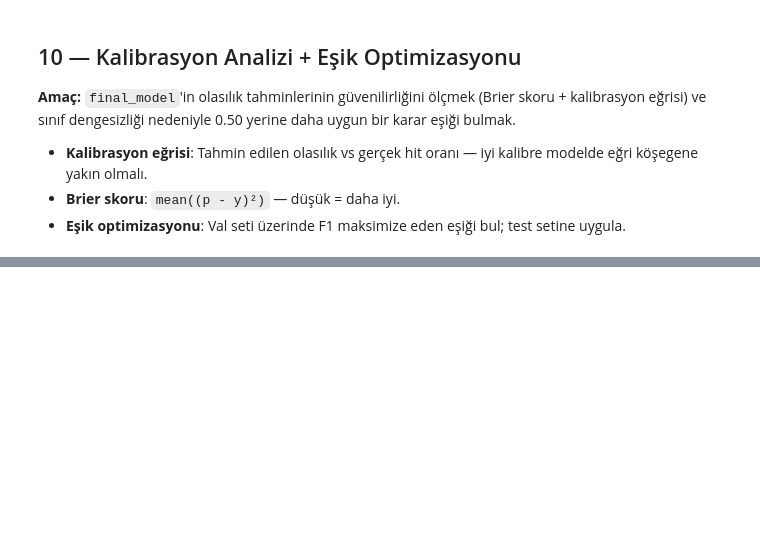
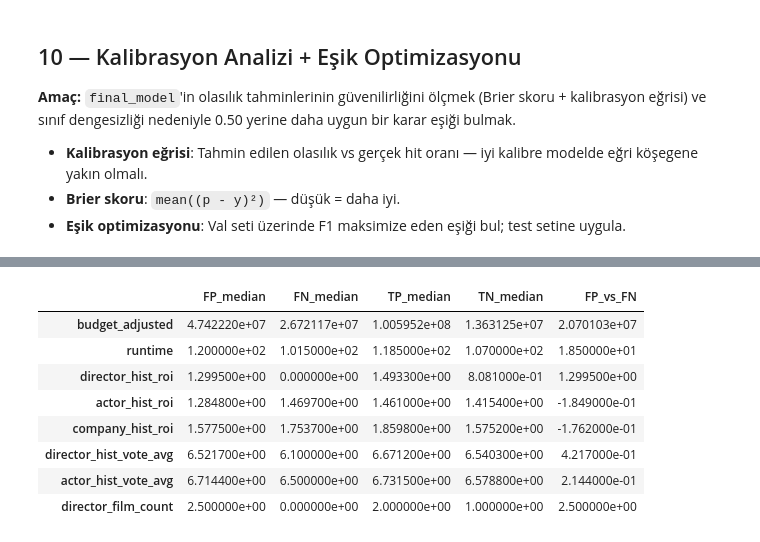
Before and after one commit to UgurIpekduzen/tmdb-hit-classifier, a Jupyter notebook: example.ipynb, the cells around one changed output, grey strips where cells are left out. Drawn from its saved outputs; the diff is of its cells as text; code cells hidden in the pictures; blank space fills up the shorter version.

```diff
--- a/example.ipynb
+++ b/example.ipynb
@@ -1386,0 +1380,68 @@ plt.show()
+# %%
+# ── Hata Dataframe'i ────────────────────────────────────────────────────
+y_pred_err = (y_prob_test >= OPTIMAL_THRESHOLD).astype(int)
+
+df_err = df[mask_test].copy().reset_index(drop=True)
+df_err['y_true']     = y_test.values
+df_err['y_pred']     = y_pred_err
+df_err['y_prob']     = y_prob_test
+
+def label_error(row):
+    if row.y_true == 1 and row.y_pred == 1: return 'TP'
+    if row.y_true == 0 and row.y_pred == 0: return 'TN'
+    if row.y_true == 0 and row.y_pred == 1: return 'FP'
+    return 'FN'
+
+df_err['error_type'] = df_err.apply(label_error, axis=1)
+
+counts = df_err['error_type'].value_counts()
+n = len(df_err)
+print('=== Test Seti Hata Dagilimi (esik=' + str(OPTIMAL_THRESHOLD) + ') ===')
+for et in ['TP','TN','FP','FN']:
+    c = counts.get(et, 0)
+    print(f'  {et}: {c:4d}  ({c/n*100:.1f}%)')
+
+# ── FP vs FN — Continuous Feature Dagilimi ───────────────────────────────
+cont_feats = [f for f in ['budget_adjusted', 'runtime', 'director_hist_roi',
+              'actor_hist_roi', 'company_hist_roi', 'director_hist_vote_avg',
+              'actor_hist_vote_avg', 'director_film_count']
+              if f in df_err.columns]
+
+fp = df_err[df_err.error_type == 'FP']
+fn = df_err[df_err.error_type == 'FN']
+tp = df_err[df_err.error_type == 'TP']
+tn = df_err[df_err.error_type == 'TN']
+
+n_cols = 4
+n_rows = (len(cont_feats) + n_cols - 1) // n_cols
+fig, axes = plt.subplots(n_rows, n_cols, figsize=(16, n_rows * 3.5))
+axes = axes.flatten()
+
+for i, feat in enumerate(cont_feats):
+    ax = axes[i]
+    ax.hist(fp[feat].dropna(), bins=25, alpha=0.55, color='#e74c3c',
+            label='FP (n=' + str(len(fp)) + ')', density=True)
+    ax.hist(fn[feat].dropna(), bins=25, alpha=0.55, color='#3498db',
+            label='FN (n=' + str(len(fn)) + ')', density=True)
+    ax.axvline(fp[feat].median(), color='#c0392b', lw=1.5, ls='--')
+    ax.axvline(fn[feat].median(), color='#2980b9', lw=1.5, ls='--')
+    ax.set_title(feat, fontsize=9)
+    ax.legend(fontsize=7)
+
+for j in range(len(cont_feats), len(axes)):
+    axes[j].axis('off')
+
+fig.suptitle('FP vs FN — Feature Dagilimi (Test Seti)', fontsize=12, fontweight='bold')
+plt.tight_layout()
+plt.show()
+
+median_df = pd.DataFrame({
+    'FP_median': fp[cont_feats].median(),
+    'FN_median': fn[cont_feats].median(),
+    'TP_median': tp[cont_feats].median(),
+    'TN_median': tn[cont_feats].median(),
+})
+median_df['FP_vs_FN'] = (median_df.FP_median - median_df.FN_median).round(4)
+print('\n=== Medyan Karsilastirmasi ===')
+display(median_df.round(4))
+# %% [output]
@@ -1386,0 +1455,9 @@ plt.show()
+|  | FP_median | FN_median | TP_median | TN_median | FP_vs_FN |
+| budget_adjusted | 4.742220e+07 | 2.672117e+07 | 1.005952e+08 | 1.363125e+07 | 2.070103e+07 |
+| runtime | 1.200000e+02 | 1.015000e+02 | 1.185000e+02 | 1.070000e+02 | 1.850000e+01 |
+| director_hist_roi | 1.299500e+00 | 0.000000e+00 | 1.493300e+00 | 8.081000e-01 | 1.299500e+00 |
+| actor_hist_roi | 1.284800e+00 | 1.469700e+00 | 1.461000e+00 | 1.415400e+00 | -1.849000e-01 |
+| company_hist_roi | 1.577500e+00 | 1.753700e+00 | 1.859800e+00 | 1.575200e+00 | -1.762000e-01 |
+| director_hist_vote_avg | 6.521700e+00 | 6.100000e+00 | 6.671200e+00 | 6.540300e+00 | 4.217000e-01 |
+| actor_hist_vote_avg | 6.714400e+00 | 6.500000e+00 | 6.731500e+00 | 6.578800e+00 | 2.144000e-01 |
+| director_film_count | 2.500000e+00 | 0.000000e+00 | 2.000000e+00 | 1.000000e+00 | 2.500000e+00 |
```
Also changed, not shown: parts of 22 cells of this notebook.
